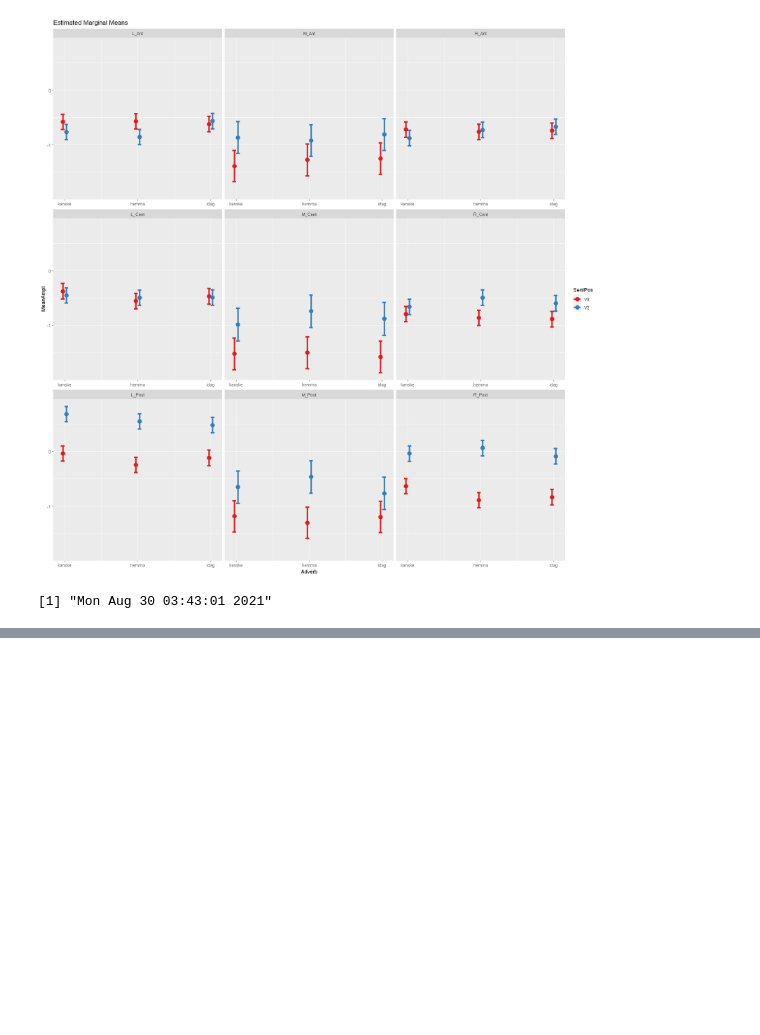
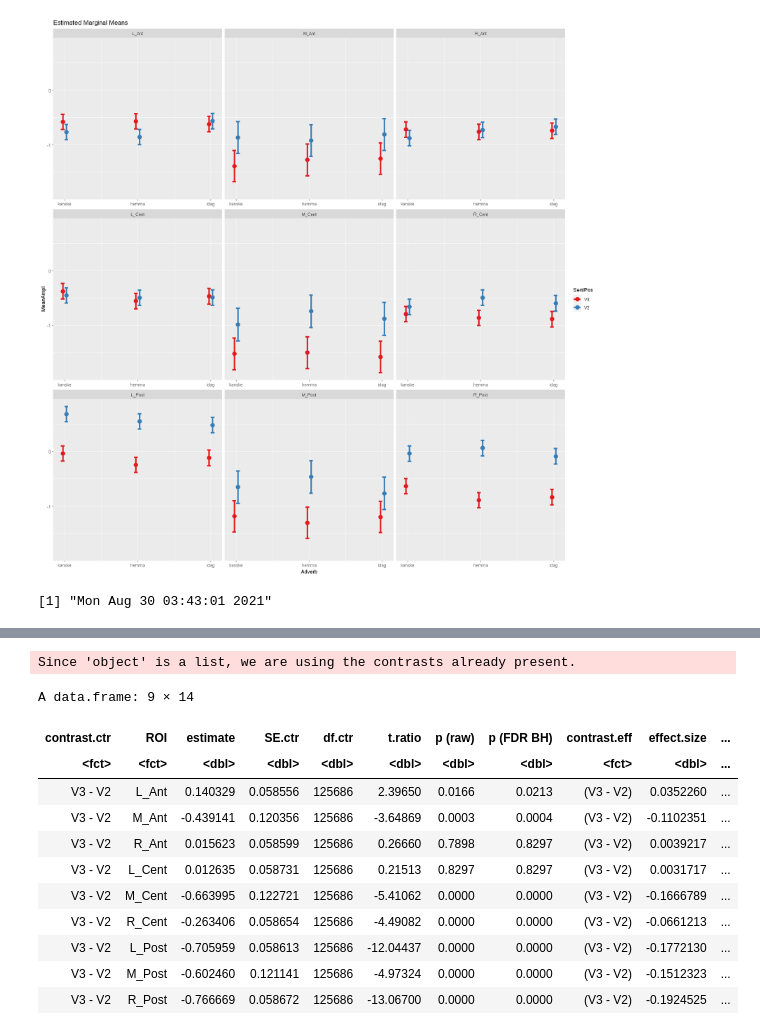
Before and after one commit to aaronjnewman/SWOP, a Jupyter notebook: scripts/SWOP 5 - R stats 300-500.ipynb, the cells around one changed output, grey strips where cells are left out. Drawn from its saved outputs; the diff is of its cells as text; code cells hidden in the pictures; blank space fills up the shorter version.

Commit message:
genearted correct interaction tables

```diff
--- a/scripts/SWOP 5 - R stats 300-500.ipynb
+++ b/scripts/SWOP 5 - R stats 300-500.ipynb
@@ -541,0 +582,9 @@ date()
+# %%
+contr <- emmeans(mod,  pairwise ~ SentPos | ROI )
+
+contr_tab = contr$contrasts %>% as.data.frame()
+ncomp = nrow(contr_tab)
+contr_tab$'p (raw)'   = round(contr_tab$'p.value', 4)
+contr_tab$'p (FDR BH)' = round(p.adjust(contr_tab$'p.value', method = 'BH', n = ncomp), 4)
+contr_tab <- subset(contr_tab, select=-c(p.value))
+contr_tab
@@ -541,0 +608,19 @@ date()
+# %%
+eff_tab <- eff_size(contr, sigma = sigma(mod), edf = 125000) %>% as.data.frame()
+full_tab <- contr_tab %>% full_join(eff_tab, by=c("ROI")
+                                    , suffix = c(".ctr", ".eff"))
+full_tab
+# %% [output]
+Since 'object' is a list, we are using the contrasts already present.
+A data.frame: 9 × 14
+| contrast.ctr | ROI | estimate | SE.ctr | df.ctr | t.ratio | p (raw) | p (FDR BH) | contrast.eff | effect.size | ... |
+| <fct> | <fct> | <dbl> | <dbl> | <dbl> | <dbl> | <dbl> | <dbl> | <fct> | <dbl> | ... |
+| V3 - V2 | L_Ant | 0.140329 | 0.058556 | 125686 | 2.39650 | 0.0166 | 0.0213 | (V3 - V2) | 0.0352260 | ... |
+| V3 - V2 | M_Ant | -0.439141 | 0.120356 | 125686 | -3.64869 | 0.0003 | 0.0004 | (V3 - V2) | -0.1102351 | ... |
+| V3 - V2 | R_Ant | 0.015623 | 0.058599 | 125686 | 0.26660 | 0.7898 | 0.8297 | (V3 - V2) | 0.0039217 | ... |
+| V3 - V2 | L_Cent | 0.012635 | 0.058731 | 125686 | 0.21513 | 0.8297 | 0.8297 | (V3 - V2) | 0.0031717 | ... |
+| V3 - V2 | M_Cent | -0.663995 | 0.122721 | 125686 | -5.41062 | 0.0000 | 0.0000 | (V3 - V2) | -0.1666789 | ... |
+| V3 - V2 | R_Cent | -0.263406 | 0.058654 | 125686 | -4.49082 | 0.0000 | 0.0000 | (V3 - V2) | -0.0661213 | ... |
+| V3 - V2 | L_Post | -0.705959 | 0.058613 | 125686 | -12.04437 | 0.0000 | 0.0000 | (V3 - V2) | -0.1772130 | ... |
+| V3 - V2 | M_Post | -0.602460 | 0.121141 | 125686 | -4.97324 | 0.0000 | 0.0000 | (V3 - V2) | -0.1512323 | ... |
+| V3 - V2 | R_Post | -0.766669 | 0.058672 | 125686 | -13.06700 | 0.0000 | 0.0000 | (V3 - V2) | -0.1924525 | ... |
```
Also changed, not shown: parts of 7 cells of this notebook, 4 other files.
